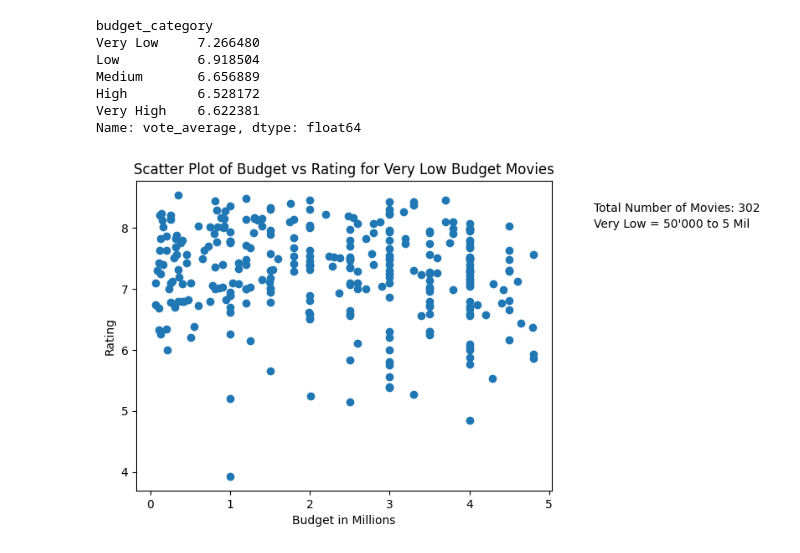
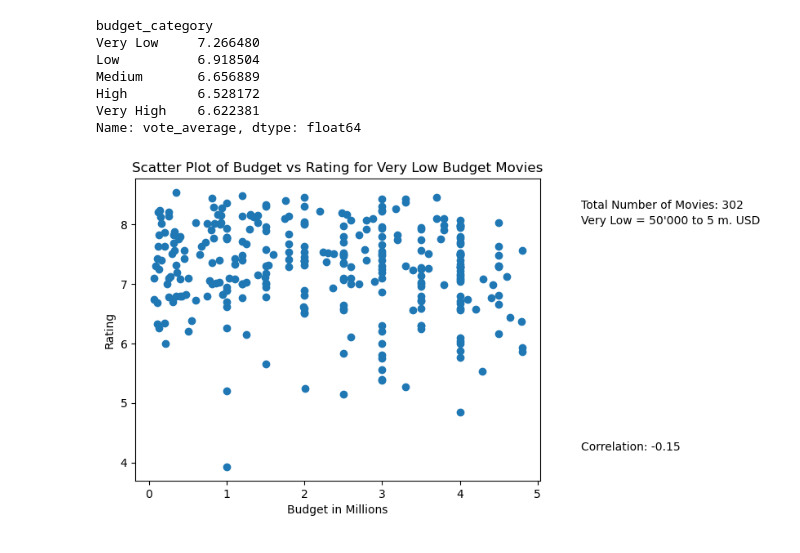
Before and after one commit to quityQ/SciProg2023, a Jupyter notebook: analysis.ipynb, the cells around one changed output. Drawn from its saved outputs; the diff is of its cells as text; code cells hidden in the pictures.

```diff
--- a/analysis.ipynb
+++ b/analysis.ipynb
@@ -81,22 +68,33 @@ Very High    6.622381
 Name: vote_average, dtype: float64
 # %%
 verylow_budget_movies = df[df['budget_category'] == 'Very Low']
+
+#t-test to see if there is a significant difference between the ratings of very low budget movies and the rest of the movies
+t_statistic, p_value_ttest = stats.ttest_ind(verylow_budget_movies['budget'], verylow_budget_movies['vote_average'])
+
+# Define x and y
+x = verylow_budget_movies['budget']
+y = verylow_budget_movies['vote_average']
+
+# Pearson correlation coefficient
+correlation_coef, p_value_pearson = stats.pearsonr(x, y)
+
 
 plt.scatter(verylow_budget_movies['budget'], verylow_budget_movies['vote_average'])
 plt.xlabel('Budget in Millions')
 plt.ylabel('Rating')
 plt.title('Scatter Plot of Budget vs Rating for Very Low Budget Movies')
 
 plt.xticks([0, 1000000, 2000000, 3000000, 4000000, 5000000], ['0', '1', '2', '3', '4','5'])
 total_movies = len(verylow_budget_movies)
 plt.text(1.1, 0.9, f'Total Number of Movies: {total_movies}', transform=plt.gca().transAxes)
-plt.text(1.1, 0.85, f'Very Low = 50\'000 to 5 Mil', transform=plt.gca().transAxes)
+plt.text(1.1, 0.85, f'Very Low = 50\'000 to 5 m. USD', transform=plt.gca().transAxes)
 
-#sns.regplot(x=verylow_budget_movies['budget'], y=verylow_budget_movies['vote_average'], scatter=False, color='purple')
+plt.text(1.1, 0.1, f'Correlation: {correlation_coef:.2f}', transform=plt.gca().transAxes)
 
 plt.show()
 # %% [output]
-[figure, old version]
+[figure, new version]
 # %%
 #Histogram of ratings for very low budget movies
 plt.hist(verylow_budget_movies['vote_average'], bins=10)
```
Also changed, not shown: parts of 12 cells of this notebook.
